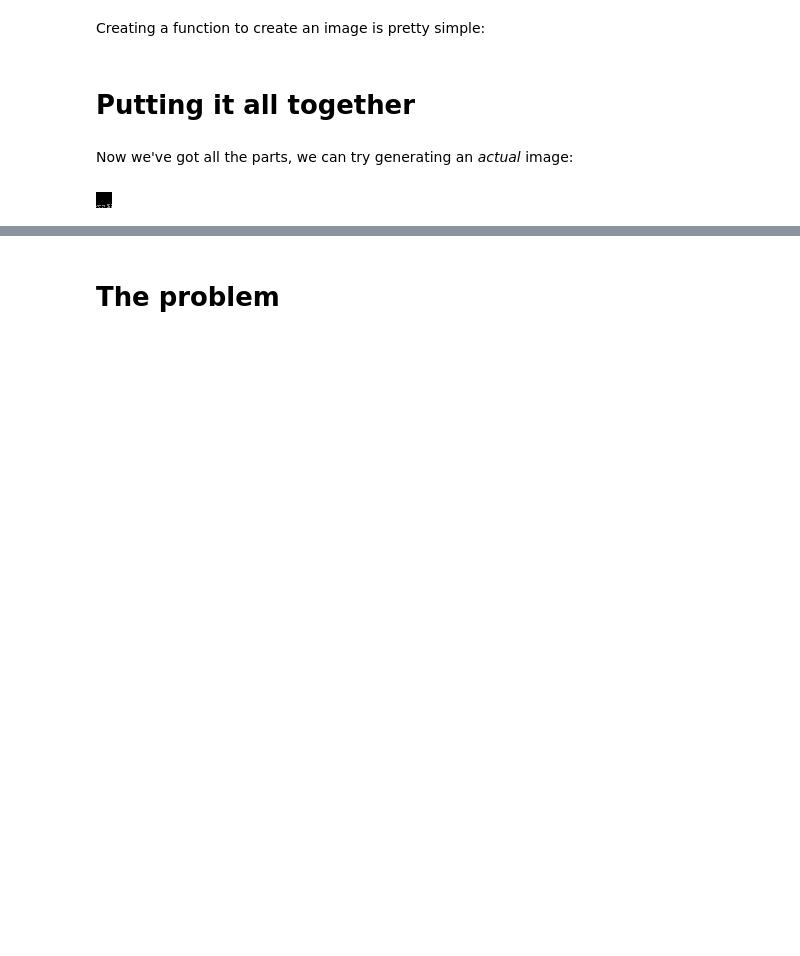
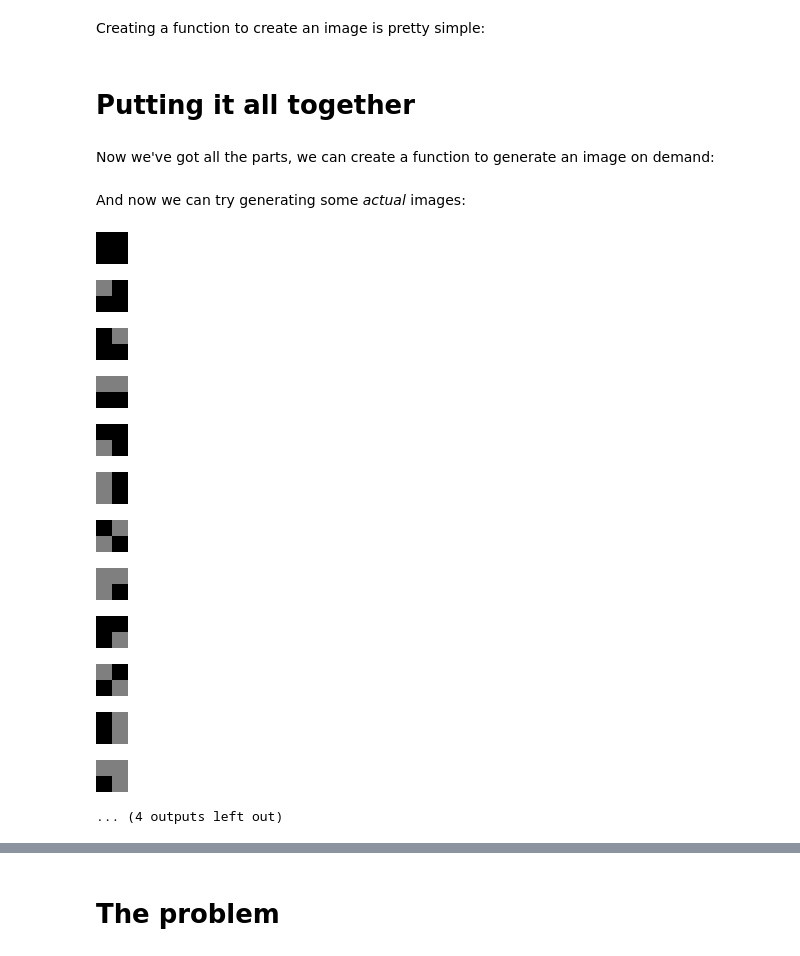
Before and after one commit to kathryndeplume/library-of-sydney, a Jupyter notebook: notes.ipynb, the cells around one changed output, grey strips where cells are left out. Saved outputs shown, nothing was run; the diff lists cells and outputs as text; code cells hidden in the pictures; blank space fills up the shorter version.

Commit message:
Update ACTUALLY correct calculations

```diff
--- a/notes.ipynb
+++ b/notes.ipynb
@@ -104,6 +96,6 @@ get_pixel(5, 3, 2*2, 2)
 # %% [markdown]
 It's pretty trivial now to create a function to iterate through all the pixels of a given iteration and return their values:
 # %%
-def get_image(iteration, num_pixels, num_colors):
-    return list(map(lambda i: get_pixel(iteration, i, num_pixels, num_colors), range(0, num_pixels)))
+def get_image_values(iteration, num_pixels, num_colors):
+    return list(map(lambda i: get_pixel_value(iteration, i, num_pixels, num_colors), range(0, num_pixels)))
 # %% [markdown]
@@ -125,0 +103,3 @@ get_image(2, 2*2, 2)
+# %%
+for i in range(0, 16):
+    display(get_image_values(i, 2*2, 2))
@@ -130,35 +124,39 @@ Creating a function to create an image is pretty simple:
 # %%
 from PIL import Image
 
-def generate_image(data, image_size, num_colors):
+def generate_image_from_values(values, image_size, num_colors):
     image = Image.new('RGB', (image_size, image_size))
 
     for y in range(0, image_size):
         for x in range(0, image_size):
-            color = int((255 / num_colors) * data[y * image_size + x])
+            color = int((255 / num_colors) * values[y * image_size + x])
             image.putpixel((x, y), (color, color, color))
 
     return image
 # %% [markdown]
 # Putting it all together
+# %% [markdown]
+Now we've got all the parts, we can create a function to generate an image on demand:
+# %%
+def generate_image(iteration, image_size, num_colors):
+    values = get_image_values(iteration, image_size * image_size, num_colors)
+    return generate_image_from_values(values, image_size, num_colors)
 # %% [markdown]
-Now we've got all the parts, we can try generating an _actual_ image:
+And now we can try generating some _actual_ images:
-# %%
-from random import random
-
-image_size = 16
-num_colors = 2
-
-# Get the number of permutations
-permutations = num_permutations(num_colors, image_size * image_size)
-
-# Get a random iteration index
-iteration = int((permutations / 1) * random())
-
-# Get the data for that permutation
-data = get_image(iteration, image_size * image_size, num_colors)
-
-# Generate an image
-generate_image(data, image_size, num_colors)
-# %% [output]
-[figure, removed]
+# %%
+for i in range(0, num_permutations(2*2, 2)):
+    display(generate_image(i, 2, 2).resize((32, 32), 0))
+# %% [output]
+[figure, added]
+[figure, added]
+[figure, added]
+[figure, added]
+[figure, added]
+[figure, added]
+[figure, added]
+[figure, added]
+[figure, added]
+[figure, added]
+[figure, added]
+[figure, added]
+... (4 outputs left out)
```
Also changed, not shown: parts of 28 cells of this notebook.
